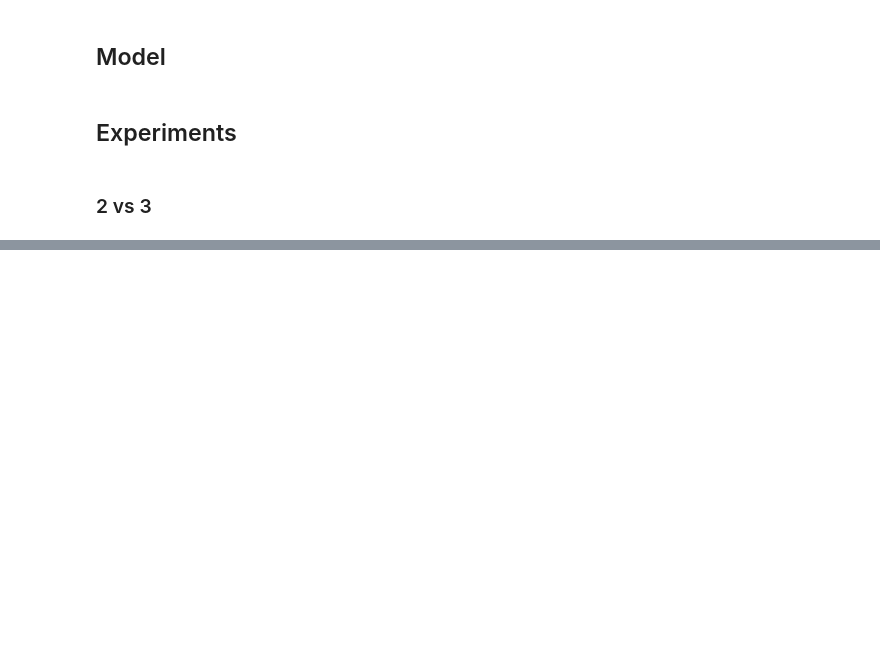
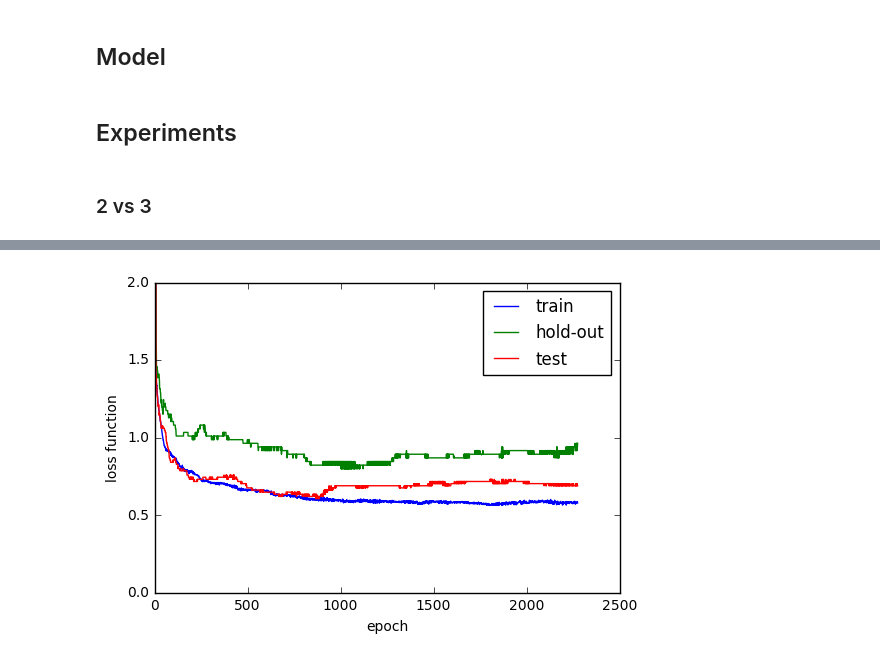
Before and after one commit to qobilidop/CSE-253-PA, a Jupyter notebook: 1/logistic.ipynb, the cells around one changed output, grey strips where cells are left out. Drawn from its saved outputs; the diff is of its cells as text; code cells hidden in the pictures; blank space fills up the shorter version.

Commit message:
Add logistic regression 2 vs 8

```diff
--- a/1/logistic.ipynb
+++ b/1/logistic.ipynb
@@ -96,0 +99,6 @@ plt.savefig('figs/logistic_23_c_zoom.pdf')
+# %%
+dss28 = read_logistic_data_sets(2, 8)
+# %%
+%%time
+results = train(Logistic, dss28,
+                rate=rate, lam=0, epoch_min=200)
@@ -96,0 +117,7 @@ plt.savefig('figs/logistic_23_c_zoom.pdf')
+# %%
+results.plot_loss_function()
+plt.savefig('figs/logistic_28_E.pdf')
+plt.ylim(0, 2)
+plt.savefig('figs/logistic_28_E_zoom.pdf')
+# %% [output]
+[figure, added]
```
Also changed, not shown: parts of 8 cells of this notebook.
